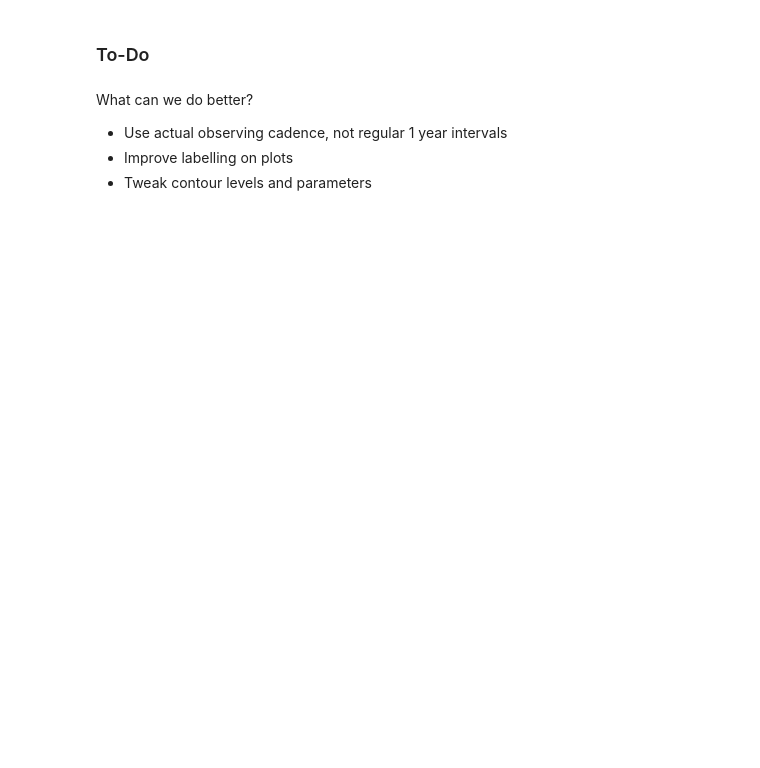
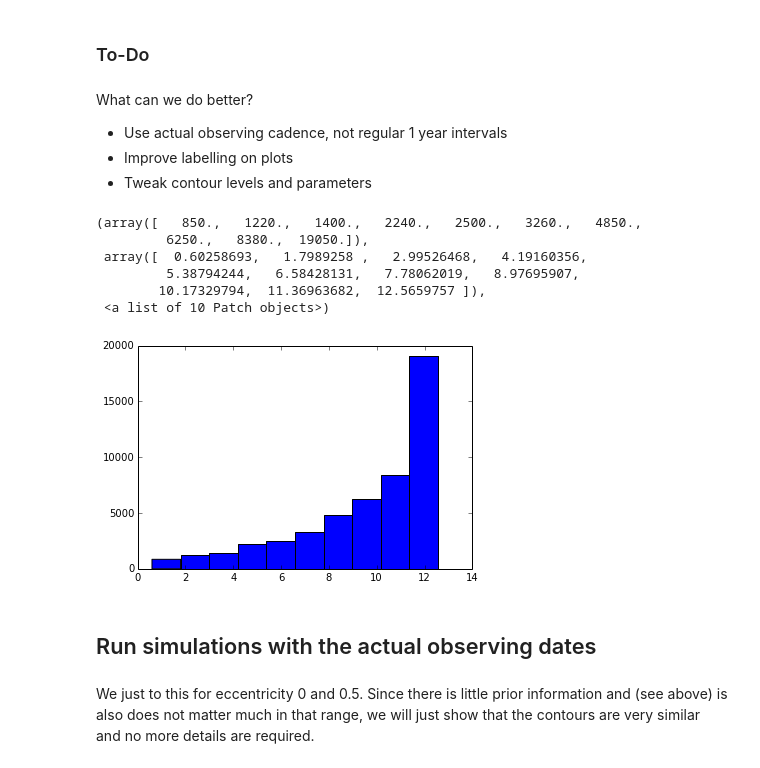
Before and after one commit to hamogu/Cepheids, a Jupyter notebook: BinaryDetection.ipynb, the cells around one changed output. Saved outputs shown, nothing was run; the diff lists cells and outputs as text; code cells hidden in the pictures; blank space fills up the shorter version.

Commit message:
run simulations with actual observing times

```diff
--- a/BinaryDetection.ipynb
+++ b/BinaryDetection.ipynb
@@ -253,3 +273,17 @@ What can we do better?
 - Use actual observing cadence, not regular 1 year intervals
 - Improve labelling on plots
 - Tweak contour levels and parameters
+# %%
+mdv = calc_maxdv(times, 10, 10., 0)
+# %%
+plt.hist(mdv)
+# %% [output]
+(array([   850.,   1220.,   1400.,   2240.,   2500.,   3260.,   4850.,
+         6250.,   8380.,  19050.]),
+ array([  0.60258693,   1.7989258 ,   2.99526468,   4.19160356,
+         5.38794244,   6.58428131,   7.78062019,   8.97695907,
+        10.17329794,  11.36963682,  12.5659757 ]),
+ <a list of 10 Patch objects>)
+[figure, added]
+# %% [markdown]
+## Run simulations with the actual observing dates
@@ -255,0 +295,2 @@ What can we do better?
+# %% [markdown]
+We just to this for eccentricity 0 and 0.5. Since there is little prior information and (see above) is also does not matter much in that range, we will just show that the contours are very similar and no more details are required.
```
Also changed, not shown: parts of 10 cells of this notebook, 1 other file.
